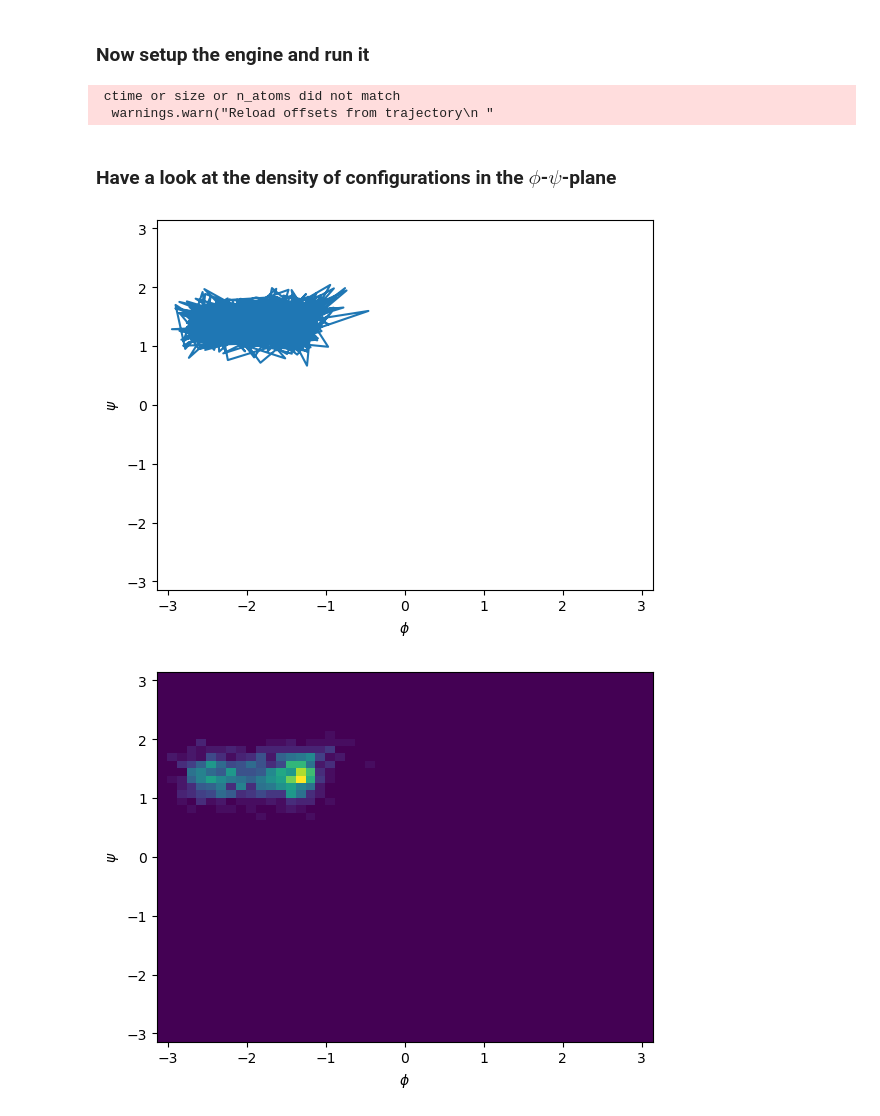
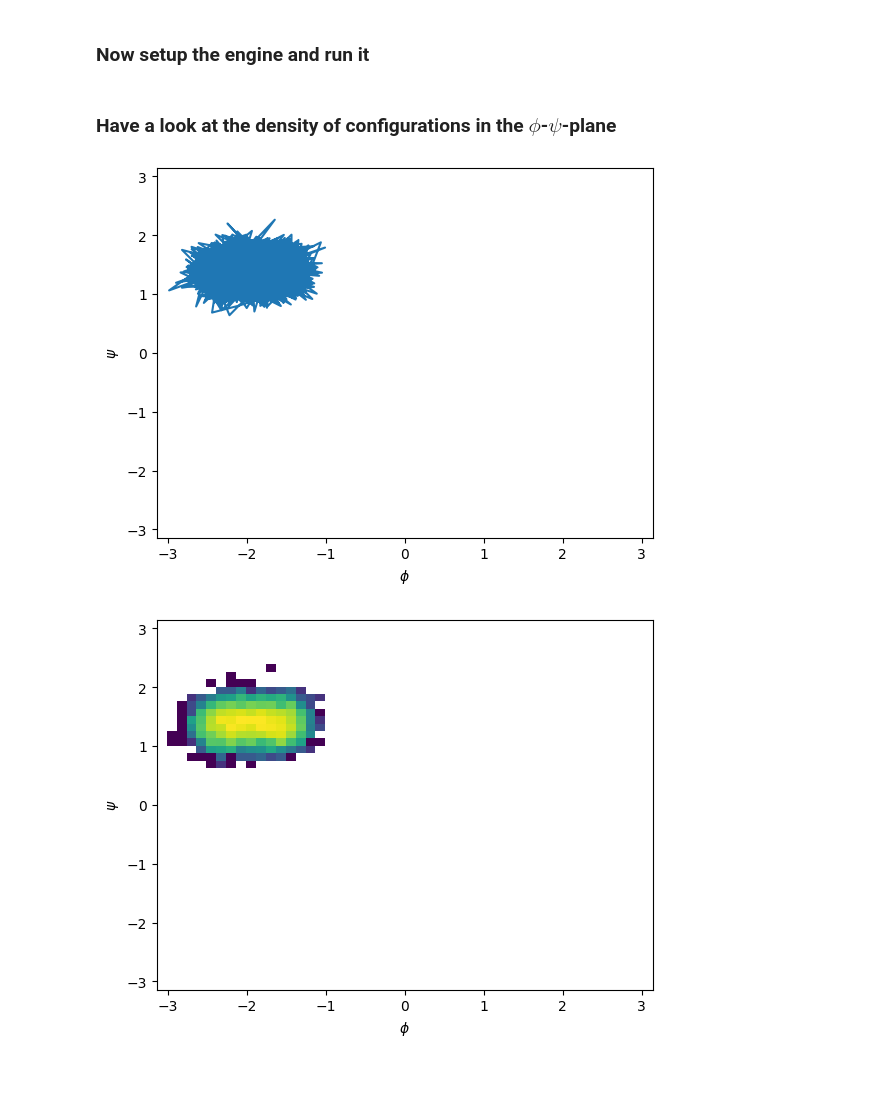
Before and after one commit to bio-phys/aimmd, a Jupyter notebook: examples/distributed/Generate_SPs_from_UmbrellaSampling.ipynb, the cells around one changed output. Drawn from its saved outputs; the diff is of its cells as text; code cells hidden in the pictures; blank space fills up the shorter version.

```diff
--- a/examples/distributed/Generate_SPs_from_UmbrellaSampling.ipynb
+++ b/examples/distributed/Generate_SPs_from_UmbrellaSampling.ipynb
@@ -62,8 +62,8 @@ constraints : h-bonds
 mdconfig["pull"] = "yes"
 mdconfig["pull-nstxout"] = 1000
 mdconfig["pull-nstfout"] = 1000
-mdconfig["pull-ngroups"] = 4  # we have 4 atoms in the dihedral
-mdconfig["pull-ncoords"] = 1  # we build 1 pull coord from the 4 groups
+mdconfig["pull-ngroups"] = 8  # we have 4 atoms in the two dihedrals
+mdconfig["pull-ncoords"] = 2  # we build 2 pull coord from the 8 groups
 # our 4 atoms defining the psi dihedral
 mdconfig["pull-group1-name"] = "psi_at1"
 mdconfig["pull-group2-name"] = "psi_at2"
@@ -73,8 +73,19 @@ mdconfig["pull-coord1-type"] = "umbrella"  # make it a harmonic potential
 mdconfig["pull-coord1-geometry"] = "dihedral"  # around the dihedral
 mdconfig["pull-coord1-groups"] = ["1", "2", "2", "3", "3", "4"]  # defined by our 4 atoms
 mdconfig["pull-coord1-init"] = "80"  # reference angle in degree
-mdconfig["pull-coord1-k"] = "75"  # force constant in kJ/ (mol * rad**2) ....however thought it would be smart to use degree and radians together!?
-# 150 kJ/ (mol * rad**2) was okayish
+mdconfig["pull-coord1-k"] = "75"  # force constant in kJ/ (mol * rad**2)
+# and also keep us in place in phi gently
+# our 4 atoms defining the phi dihedral
+mdconfig["pull-group5-name"] = "phi_at1"
+mdconfig["pull-group6-name"] = "phi_at2"
+mdconfig["pull-group7-name"] = "phi_at3"
+mdconfig["pull-group8-name"] = "phi_at4"
+mdconfig["pull-coord2-type"] = "umbrella"  # make it a harmonic potential
+mdconfig["pull-coord2-geometry"] = "dihedral"  # around the dihedral
+mdconfig["pull-coord2-groups"] = ["5", "6", "6", "7", "7", "8"]  # defined by our 4 atoms
+mdconfig["pull-coord2-init"] = "-115"  # reference angle in degree
+mdconfig["pull-coord2-k"] = "25"  # force constant in kJ/ (mol * rad**2)
+
 # also set our output frequency a bit down sp we get more independent configurations
 mdconfig["nstxout-compressed"] = 1000
 # same for loggign frequency
@@ -116,10 +128,7 @@ engine = asyncmd.gromacs.GmxEngine(mdconfig=mdconfig,
 # %%
 await engine.prepare(starting_configuration=starting_conf, workdir=wdir, deffnm="US")
 # %%
-out_traj = await engine.run_steps(nsteps=1e6)
+out_traj = await engine.run_steps(nsteps=5e6)
-# %% [output]
- ctime or size or n_atoms did not match
-  warnings.warn("Reload offsets from trajectory\n "
 # %% [markdown]
 ### Have a look at the density of configurations in the $\phi$-$\psi$-plane
 # %%
@@ -133,16 +142,16 @@ axs.set_xlabel("$\phi$")
 axs.set_xlim(-np.pi, np.pi)
 axs.set_ylim(-np.pi, np.pi);
 # %% [output]
-[figure, old version]
+[figure, new version]
 # %%
 fig, axs = plt.subplots()
 
 psi_phi = await wrapped_psi_phi(out_traj)
 
-axs.hist2d(psi_phi[:, 1], psi_phi[:, 0], bins=50, range=[[-np.pi, np.pi], [-np.pi, np.pi]])
+axs.hist2d(psi_phi[:, 1], psi_phi[:, 0], bins=50, range=[[-np.pi, np.pi], [-np.pi, np.pi]], norm="log")
 axs.set_ylabel("$\psi$")
 axs.set_xlabel("$\phi$")
 axs.set_xlim(-np.pi, np.pi)
 axs.set_ylim(-np.pi, np.pi);
 # %% [output]
-[figure, old version]
+[figure, new version]
```
Also changed, not shown: parts of 1 cell of this notebook, 5 other files.
